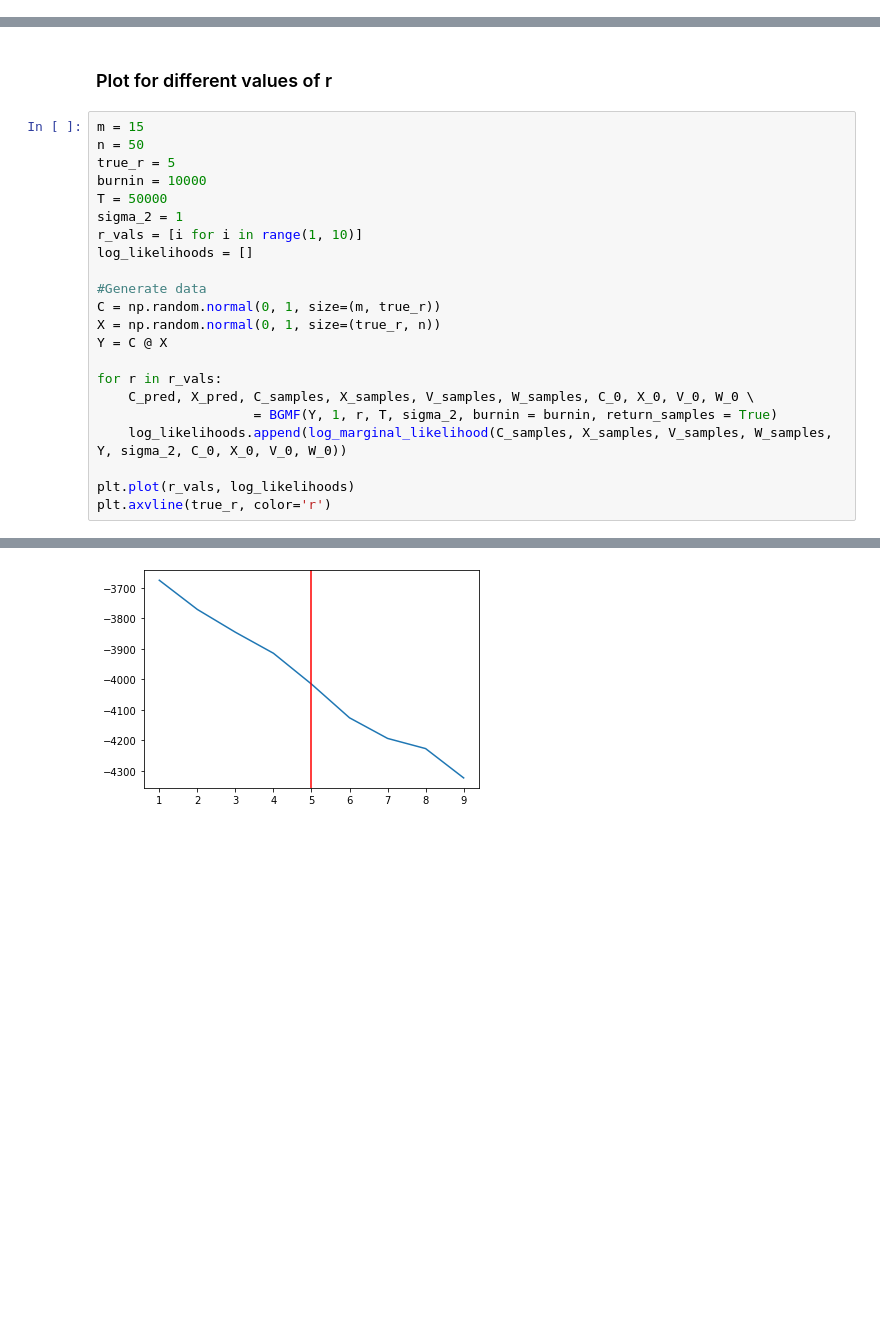
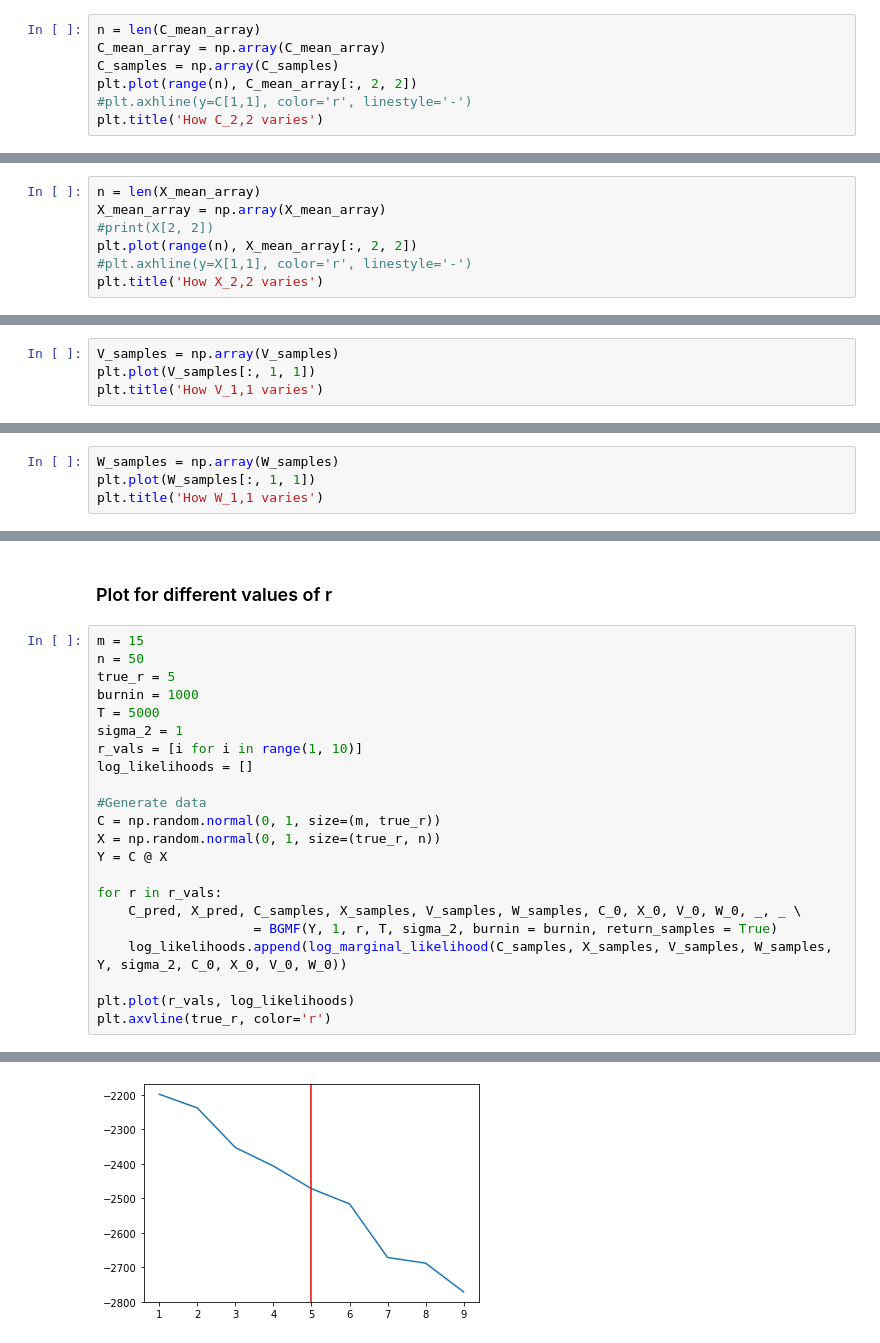
Before and after one commit to T0NY1302/Bayesian-Matrix-Factorisation, a Jupyter notebook: Bayesian_Matrix_Variate_Gaussian_Matrix_Factorisation.ipynb, the cells around one changed output, grey strips where cells are left out. Cells and saved outputs as stored; diff of their text form; blank space fills up the shorter version.

```diff
--- a/Bayesian_Matrix_Variate_Gaussian_Matrix_Factorisation.ipynb
+++ b/Bayesian_Matrix_Variate_Gaussian_Matrix_Factorisation.ipynb
@@ -158,0 +163,7 @@ plt.plot(range(T-burnin), nmse_running)
+# %%
+n = len(C_mean_array)
+C_mean_array = np.array(C_mean_array)
+C_samples = np.array(C_samples)
+plt.plot(range(n), C_mean_array[:, 2, 2])
+#plt.axhline(y=C[1,1], color='r', linestyle='-')
+plt.title('How C_2,2 varies')
@@ -158,0 +173,7 @@ plt.plot(range(T-burnin), nmse_running)
+# %%
+n = len(X_mean_array)
+X_mean_array = np.array(X_mean_array)
+#print(X[2, 2])
+plt.plot(range(n), X_mean_array[:, 2, 2])
+#plt.axhline(y=X[1,1], color='r', linestyle='-')
+plt.title('How X_2,2 varies')
@@ -158,0 +193,4 @@ plt.plot(range(T-burnin), nmse_running)
+# %%
+V_samples = np.array(V_samples)
+plt.plot(V_samples[:, 1, 1])
+plt.title('How V_1,1 varies')
@@ -158,0 +200,4 @@ plt.plot(range(T-burnin), nmse_running)
+# %%
+W_samples = np.array(W_samples)
+plt.plot(W_samples[:, 1, 1])
+plt.title('How W_1,1 varies')
@@ -226,8 +274,8 @@ res = log_marginal_likelihood(C_samples, X_samples, V_samples, W_samples, Y, sig
 m = 15
 n = 50
 true_r = 5
-burnin = 10000
-T = 50000
+burnin = 1000
+T = 5000
 sigma_2 = 1
 r_vals = [i for i in range(1, 10)]
 log_likelihoods = []
@@ -238,7 +286,7 @@ X = np.random.normal(0, 1, size=(true_r, n))
 Y = C @ X
 
 for r in r_vals:
-    C_pred, X_pred, C_samples, X_samples, V_samples, W_samples, C_0, X_0, V_0, W_0 \
+    C_pred, X_pred, C_samples, X_samples, V_samples, W_samples, C_0, X_0, V_0, W_0, _, _ \
                     = BGMF(Y, 1, r, T, sigma_2, burnin = burnin, return_samples = True)
     log_likelihoods.append(log_marginal_likelihood(C_samples, X_samples, V_samples, W_samples, Y, sigma_2, C_0, X_0, V_0, W_0))
 
@@ -257,2 +305,2 @@ plt.axvline(true_r, color='r')
 <matplotlib.lines.Line2D at 0x...>
-[figure, old version]
+[figure, new version]
```
Also changed, not shown: parts of 10 cells of this notebook.
